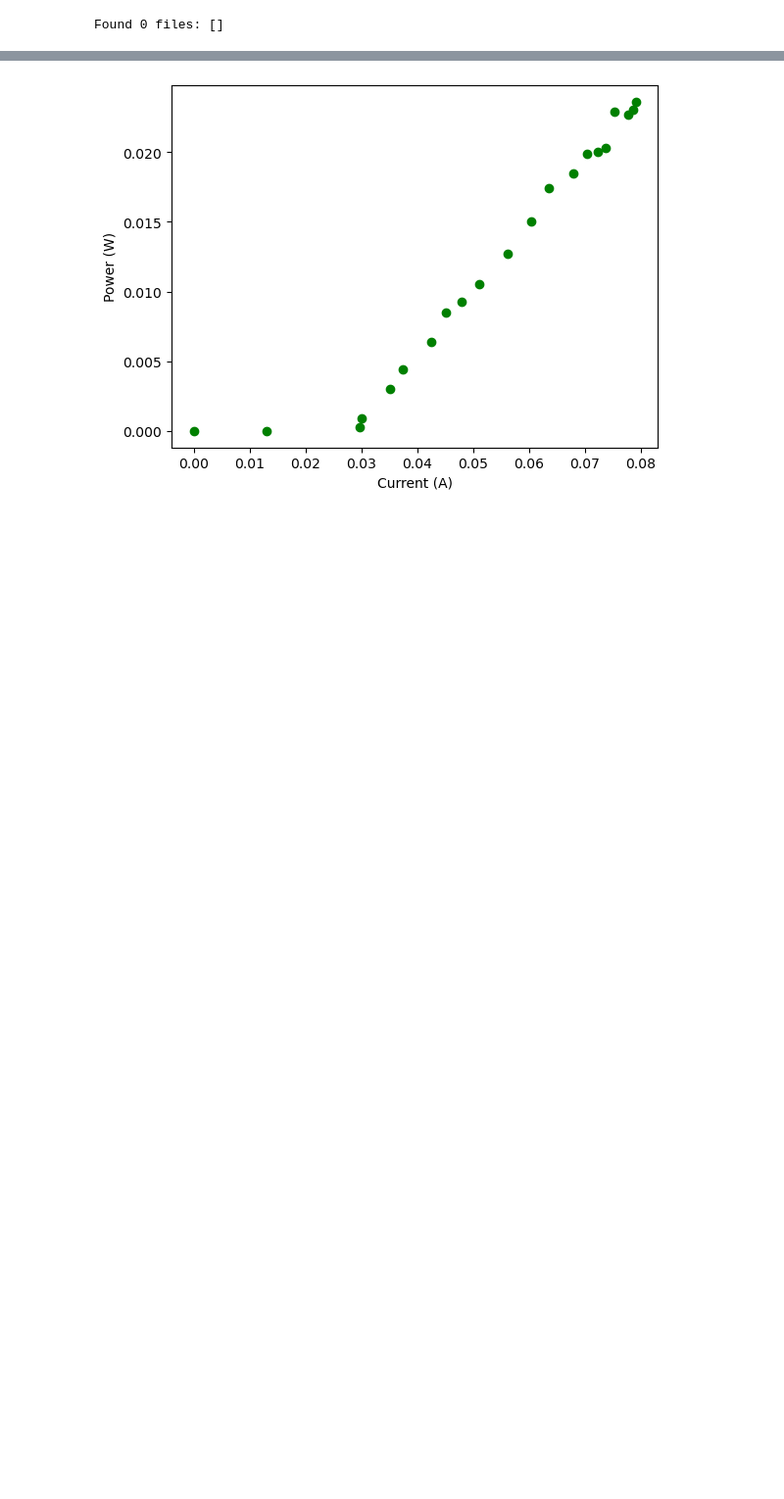
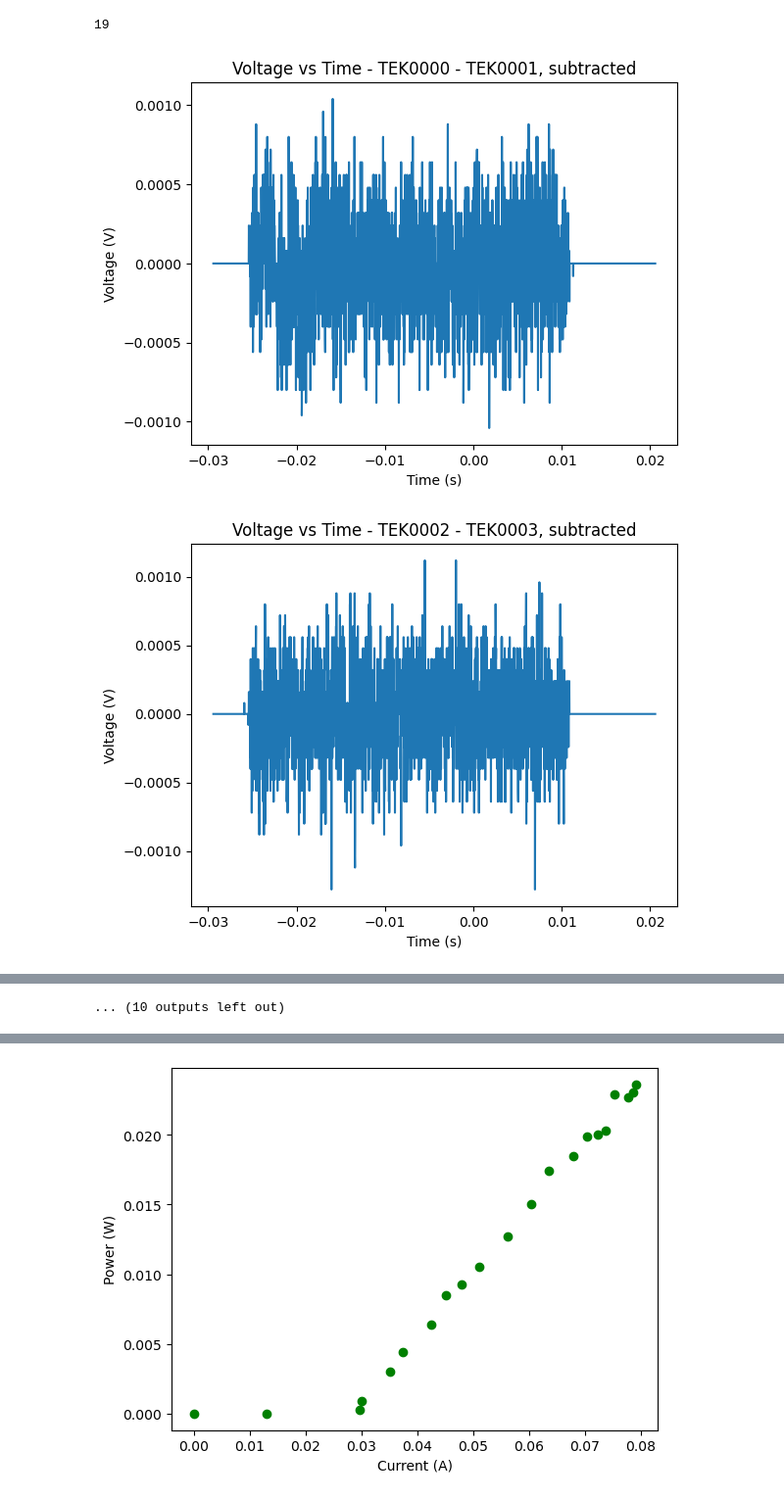
Before and after one commit to TimWiemer/Rubium_Spectroscopy_group_11, a Jupyter notebook: programmeren.ipynb, the cells around one changed output, grey strips where cells are left out. Shown at 98% size. Cells and saved outputs as stored; diff of their text form; code cells hidden in the pictures; blank space fills up the shorter version.

Commit message:
Continued with programming
This thing. OMG i cant deal anymore. Ive FINALLY found a way to loop inside a map file YESSSSSSS. So i did that. now waiting on new dataaaaa

```diff
--- a/programmeren.ipynb
+++ b/programmeren.ipynb
@@ -79,6 +118,45 @@ def importeer_die_puta(directory): #Takes average of fit files in a specified di
 # %%
 #Importeren van de Data:
-map_pad = '/Users/timwiemer/Desktop/Natuur  en Sterrenkunde/Data volledig spectrum'
-importeer_die_puta(map_pad)
+folder_pad = r"/Users/timwiemer/Desktop/Natuur  en Sterrenkunde/Jaar 1/Rubium_Spectroscopy_group_11/Data volledig spectrum"
+
+x_subs = []
+y_subs = []
+
+teller_foreground = 0
+teller_background = 1
+while teller_foreground < 38:
+    #forground:
+    x_foreground, y_foreground = load_file(teller_foreground, folder_pad)
+    # plt.plot(x_foreground, y_foreground)
+    # plt.xlabel("Time (s)")
+    # plt.ylabel("Voltage (V)")
+    # plt.title(f"Voltage vs Time - TEK{teller_foreground:04d}, foreground")
+    # plt.show()
+    #background:
+    x_background, y_background = load_file(teller_background, folder_pad)
+    # plt.plot(x_background, y_background)
+    # plt.xlabel("Time (s)")
+    # plt.ylabel("Voltage (V)")
+    # plt.title(f"Voltage vs Time - TEK{teller_background:04d}, background")
+    # plt.show()
+
+    #subtration:
+    x_subtracted, y_subtracted = subtract(x_foreground, y_foreground, x_background, y_background)
+    x_subs.append(x_subtracted)
+    y_subs.append(y_subtracted)
+    # plt.plot(x_subtracted, y_subtracted)
+    # plt.xlabel("Time (s)")
+    # plt.ylabel("Voltage (V)")
+    # plt.title(f"Voltage vs Time - TEK{teller_foreground:04d} - TEK{teller_background:04d}, subtracted")
+    # plt.show()
+
+    teller_foreground += 2
+    teller_background += 2
+
+print(len(x_subs))
+
+file_data(folder_pad, 39)
 # %% [output]
-Found 0 files: []
+19
+[figure, added]
+[figure, added]
@@ -85 +172,2 @@ Found 0 files: []
+... (10 outputs left out)
 # %%
```
Also changed, not shown: parts of 4 cells of this notebook, 1 other file.
